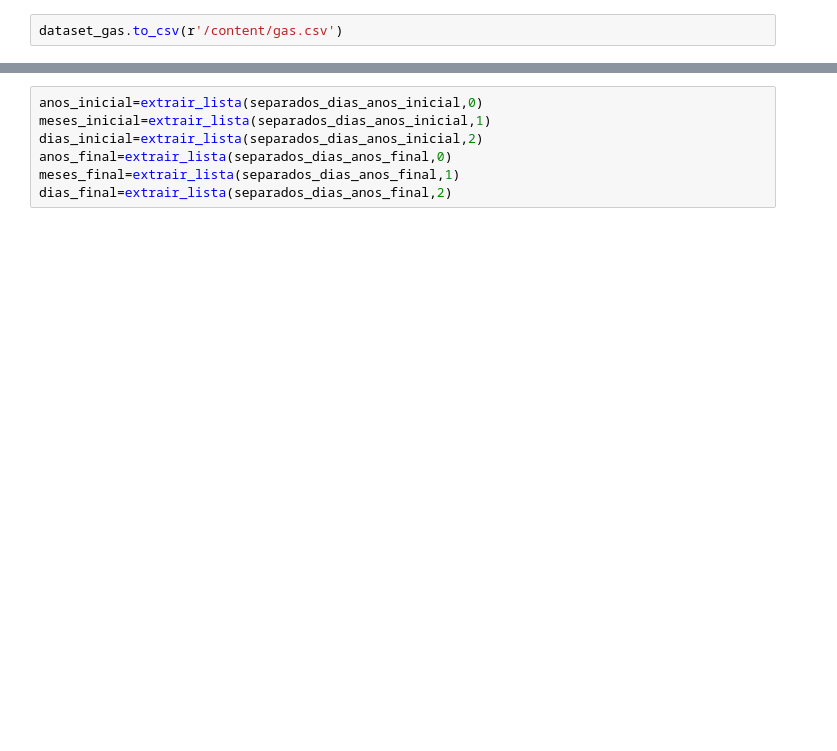
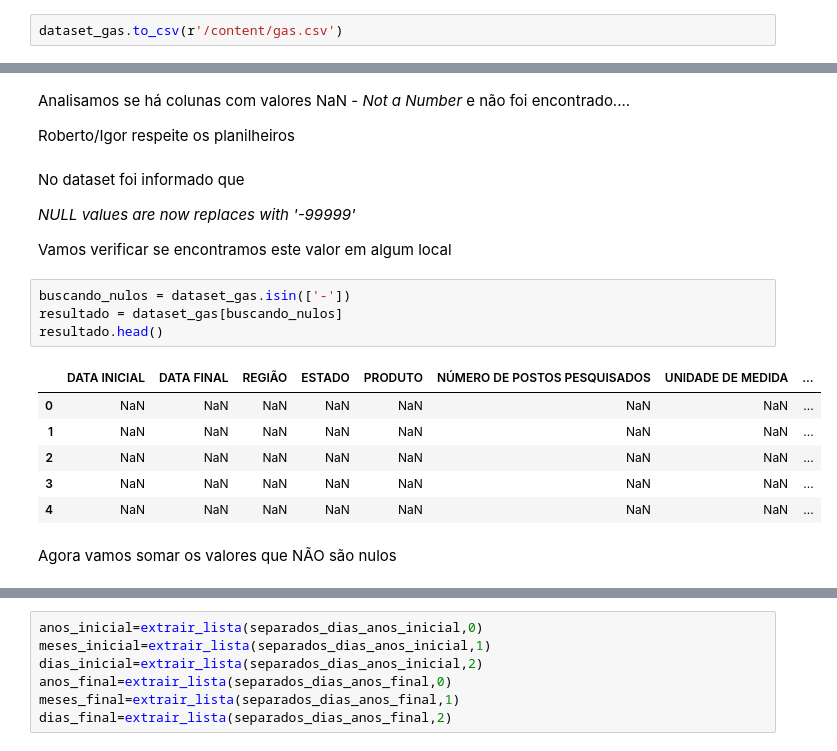
Before and after one commit to MoroniMenesses/tec_prog1_Moroni_Bora, a Jupyter notebook: AnaliseExploratoriaCombustivelBrasil.ipynb, the cells around one changed output, grey strips where cells are left out. Drawn from its saved outputs; the diff is of its cells as text; blank space fills up the shorter version.

```diff
--- a/AnaliseExploratoriaCombustivelBrasil.ipynb
+++ b/AnaliseExploratoriaCombustivelBrasil.ipynb
@@ -110,0 +108,23 @@ Criar as listas para serem colocadas no dataframe dataset_gas2
+# %% [markdown]
+Analisamos se há colunas com valores NaN - *Not a Number* e não foi encontrado....
+
+Roberto/Igor respeite os planilheiros
+# %% [markdown]
+No dataset foi informado que
+
+*NULL values are now replaces with '-99999'*
+
+Vamos verificar se encontramos este valor em algum local
+# %%
+buscando_nulos = dataset_gas.isin(['-'])
+resultado = dataset_gas[buscando_nulos]
+resultado.head()
+# %% [output]
+|  | DATA INICIAL | DATA FINAL | REGIÃO | ESTADO | PRODUTO | NÚMERO DE POSTOS PESQUISADOS | UNIDADE DE MEDIDA | ... |
+| 0 | NaN | NaN | NaN | NaN | NaN | NaN | NaN | ... |
+| 1 | NaN | NaN | NaN | NaN | NaN | NaN | NaN | ... |
+| 2 | NaN | NaN | NaN | NaN | NaN | NaN | NaN | ... |
+| 3 | NaN | NaN | NaN | NaN | NaN | NaN | NaN | ... |
+| 4 | NaN | NaN | NaN | NaN | NaN | NaN | NaN | ... |
+# %% [markdown]
+Agora vamos somar os valores que NÃO são nulos
```
Also changed, not shown: parts of 74 cells of this notebook.
